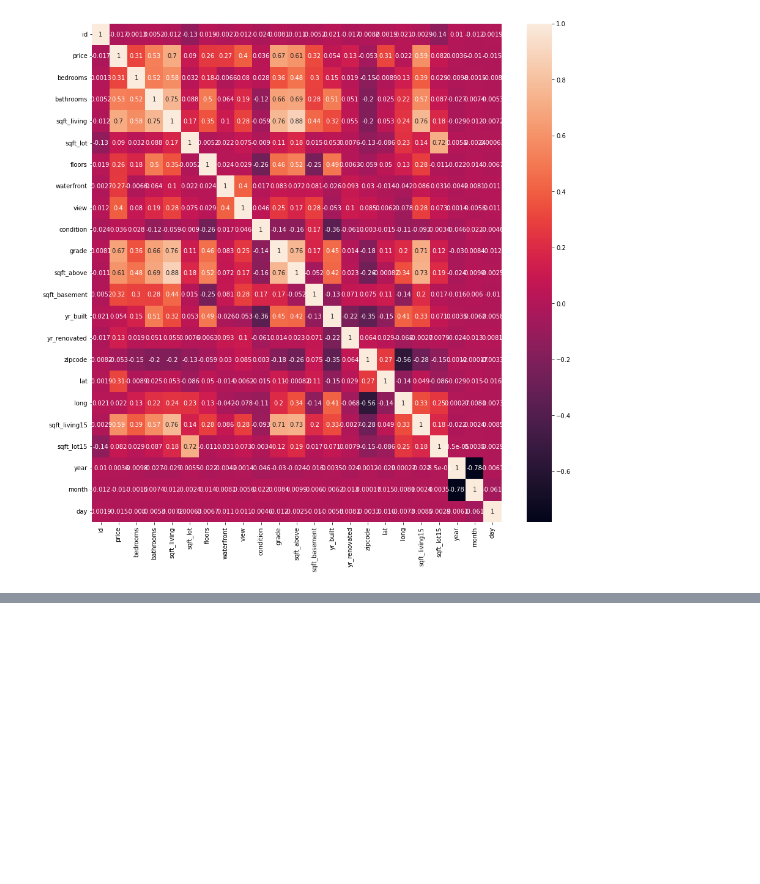
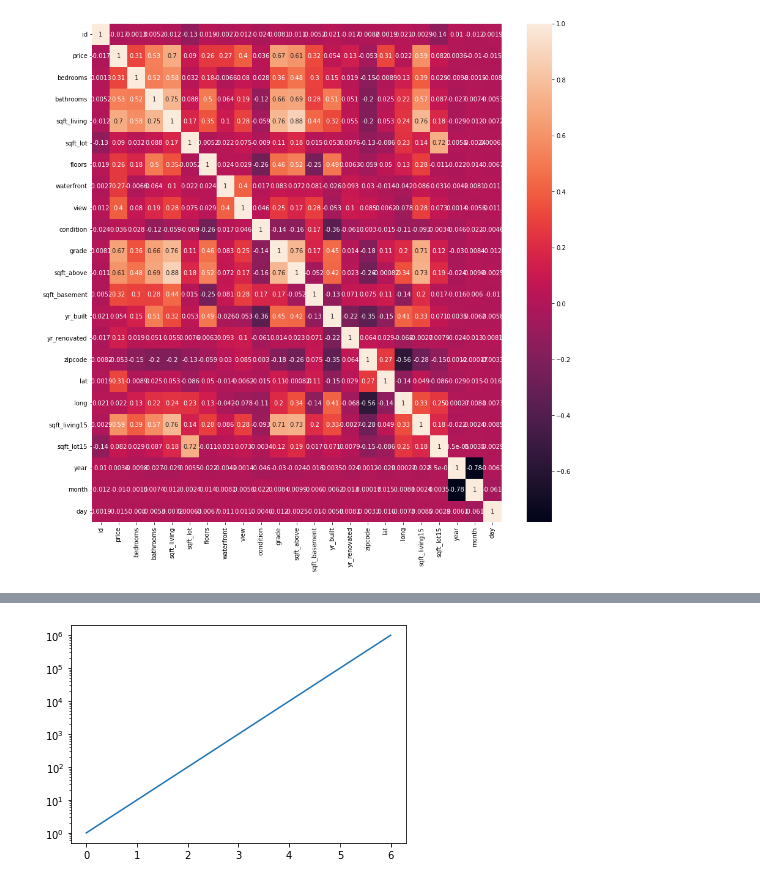
Before and after one commit to Rapsw/Projet_Final_Machine_Learning, a Jupyter notebook: data_cleaning_analysis.ipynb, the cells around one changed output, grey strips where cells are left out. Cells and saved outputs as stored; diff of their text form; code cells hidden in the pictures; blank space fills up the shorter version.

```diff
--- a/data_cleaning_analysis.ipynb
+++ b/data_cleaning_analysis.ipynb
@@ -315,0 +402,10 @@ ValueError: Mime type rendering requires nbformat>=4.2.0 but it is not installed
+# %%
+# pourquoi une échelle logarithmique ?
+
+val_lin = [1, 10, 100, 1000, 10000, 100000, 1000000]
+# %%
+plt.plot(val_lin)
+plt.yscale('log')
+plt.show()
+# %% [output]
+[figure, added]
```
Also changed, not shown: parts of 21 cells of this notebook.
